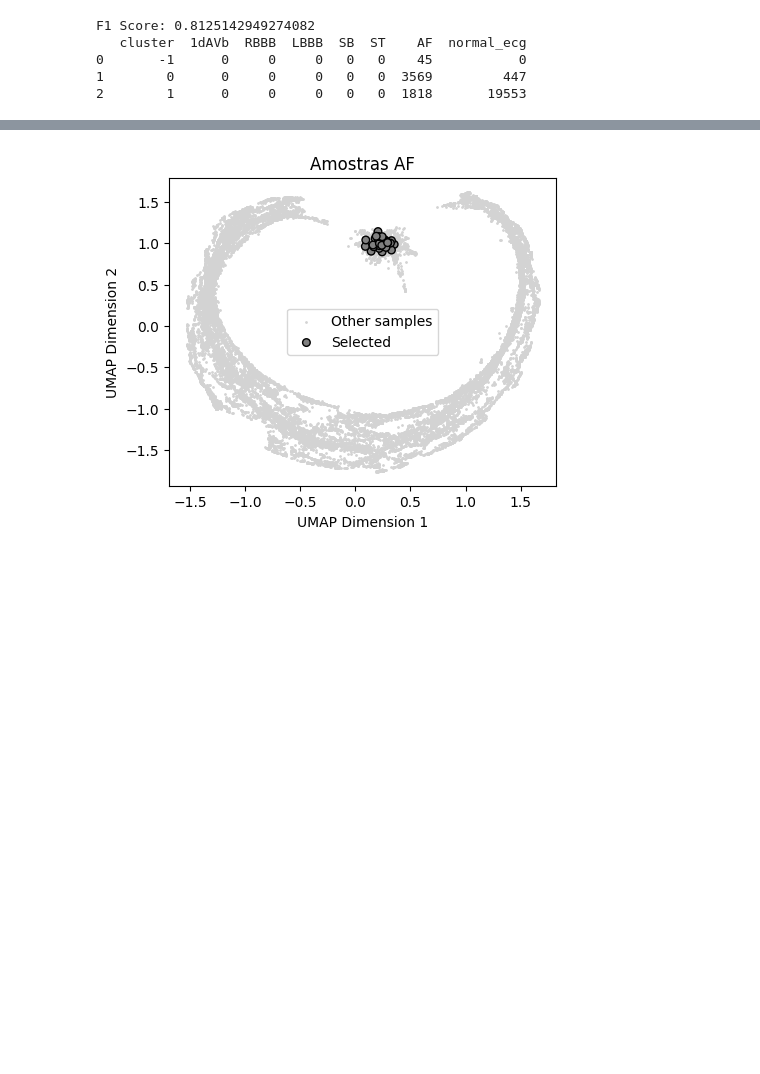
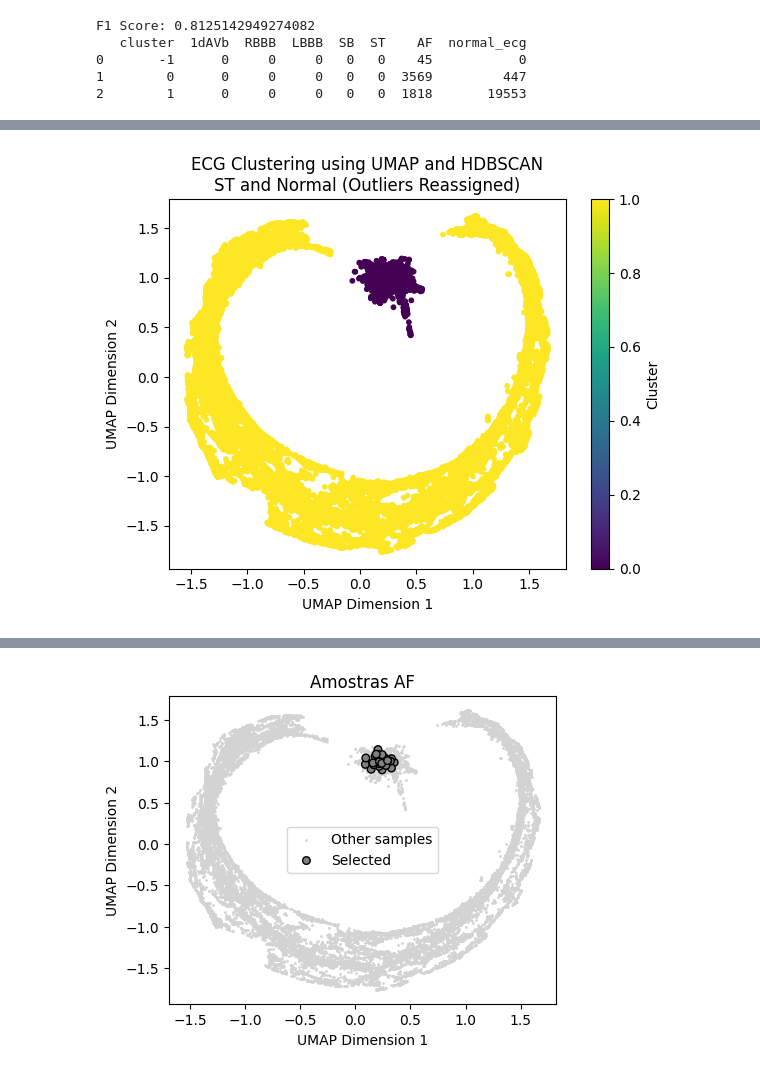
Before and after one commit to pedrobacelar28/Clustering-Paper, a Jupyter notebook: Projeto/Geração das Amostras/AF.ipynb, the cells around one changed output, grey strips where cells are left out. Cells and saved outputs as stored; diff of their text form; code cells hidden in the pictures; blank space fills up the shorter version.

Commit message:
commit removendo outliers

```diff
--- a/Projeto/Geração das Amostras/AF.ipynb
+++ b/Projeto/Geração das Amostras/AF.ipynb
@@ -275,3 +275,101 @@ F1 Score: 0.8125142949274082
 0       -1      0     0     0   0   0    45           0
 1        0      0     0     0   0   0  3569         447
 2        1      0     0     0   0   0  1818       19553
+# %%
+# CLUSTERIZACAO HDBSCAN
+
+from sklearn.metrics import silhouette_score, f1_score, pairwise_distances_argmin_min
+import numpy as np
+import matplotlib.pyplot as plt
+import pandas as pd
+from sklearn.preprocessing import StandardScaler
+from hdbscan import HDBSCAN
+
+# Normalização dos dados
+scaler = StandardScaler()
+X_reduced_scaled = scaler.fit_transform(X_reduced)
+
+# Configuração e execução do HDBSCAN
+dbscan = HDBSCAN(min_cluster_size=2000, min_samples=1, cluster_selection_epsilon = 1000000000000000000000000, alpha=0.000000000000000000000000000000000000000005)
+labels = dbscan.fit_predict(X_reduced_scaled)
+
+# Identificar os outliers
+outliers_mask = (labels == -1)
+outliers = X_reduced_scaled[outliers_mask]
+
+# Identificar os pontos clusterizados (não-outliers)
+clustered_points = X_reduced_scaled[~outliers_mask]
+cluster_labels = labels[~outliers_mask]
+
+# Encontrar o cluster mais próximo para cada outlier
+closest_clusters, _ = pairwise_distances_argmin_min(outliers, clustered_points)
+
+# Atribuir os outliers ao cluster mais próximo
+new_labels = labels.copy()
+new_labels[outliers_mask] = cluster_labels[closest_clusters]
+
+# Visualização dos Resultados com Outliers Reagrupados
+plt.scatter(X_reduced_scaled[:, 0], X_reduced_scaled[:, 1], c=new_labels, cmap='viridis', s=10)
+plt.xlabel('UMAP Dimension 1')
+plt.ylabel('UMAP Dimension 2')
+plt.title('ECG Clustering using UMAP and HDBSCAN\nST and Normal (Outliers Reassigned)')
+plt.colorbar(label='Cluster')
+plt.show()
+
+# Calcular e imprimir os scores com os novos rótulos
+silhouette_avg = silhouette_score(X_reduced_scaled, new_labels)
+print(f'Silhouette Score (Outliers Reassigned): {silhouette_avg}')
+
+# Carregar os dados do CSV
+metadata = pd.read_csv("../Database/exams.csv")
+
+# Criar um DataFrame para os resultados do clustering
+cluster_results = pd.DataFrame({
+    'exam_id': exam_ids_to_cluster,
+    'cluster': new_labels
+})
+
+# Mesclar os resultados do clustering com os metadados dos exames
+merged_data = cluster_results.merge(metadata, on='exam_id')
+
+# Determinar o rótulo verdadeiro para cada cluster com base na maioria
+def determine_majority_label(cluster_data):
+    normal_count = cluster_data['normal_ecg'].sum()
+    disease_count = cluster_data[['1dAVb', 'RBBB', 'LBBB', 'SB', 'ST', 'AF']].sum().sum()
+    return 'normal' if normal_count > disease_count else 'disease'
+
+# Aplicar a função para determinar o rótulo majoritário de cada cluster
+majority_labels = merged_data.groupby('cluster', group_keys=False).apply(determine_majority_label).reset_index()
+majority_labels.columns = ['cluster', 'majority_label']
+
+# Mesclar os rótulos majoritários com os dados agrupados
+merged_data = merged_data.merge(majority_labels, on='cluster')
+
+# Criar rótulos verdadeiros
+def assign_true_label(row):
+    if row['majority_label'] == 'normal':
+        return row['normal_ecg'] == 1
+    else:
+        return row[['1dAVb', 'RBBB', 'LBBB', 'SB', 'ST', 'AF']].sum() > 0
+
+merged_data['true_label'] = merged_data.apply(assign_true_label, axis=1)
+
+# Calcular o F1 score
+true_labels = merged_data['true_label']
+f1_avg = f1_score(true_labels, new_labels, average='weighted')
+print(f'F1 Score (Outliers Reassigned): {f1_avg}')
+
+# Contar a quantidade de doenças e ECGs normais em cada cluster
+cluster_summary = merged_data.groupby('cluster').agg({
+    '1dAVb': 'sum',
+    'RBBB': 'sum',
+    'LBBB': 'sum',
+    'SB': 'sum',
+    'ST': 'sum',
+    'AF': 'sum',
+    'normal_ecg': 'sum'
+}).reset_index()
+
+# Mostrar o resumo por cluster
+print(cluster_summary)
+# %% [output]
@@ -277,0 +381 @@ F1 Score: 0.8125142949274082
+[figure, added]
```
Also changed, not shown: parts of 3 cells of this notebook, 7 other files.
